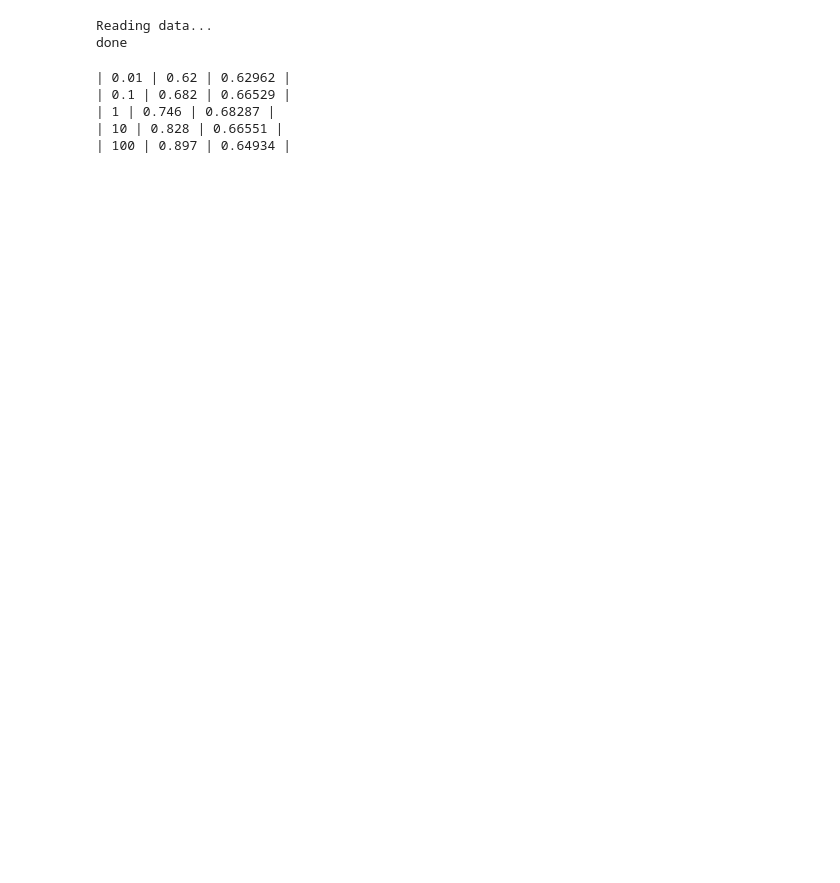
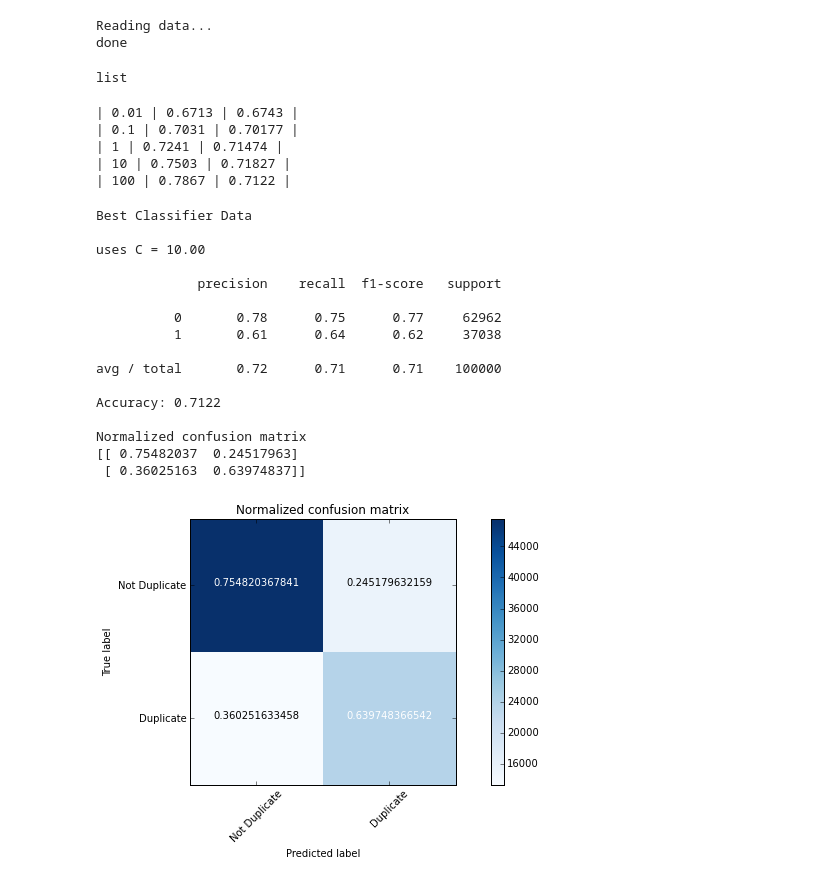
Before and after one commit to ttthao/QuoraDuplicateQuestions, a Jupyter notebook: SVM_1.ipynb, the cells around one changed output. Saved outputs shown, nothing was run; the diff lists cells and outputs as text; code cells hidden in the pictures; blank space fills up the shorter version.

Commit message:
added confusion matrix and lem jaccard simularities

```diff
--- a/SVM_1.ipynb
+++ b/SVM_1.ipynb
@@ -267,8 +339,12 @@ def feature_vector(point):
     d2 = point[q2]
 
     v = [
-        len(point[q1]),
-        len(point[q2]),
+        len(d1),
+        len(d2),
+#        len(d1)-len(d2),
+#         char_count_dict(d1),
+#         char_count_dict(d2),
+#         dot_dicts(d1,d2),
         union_dicts(d1,d2),
         intersect_dicts(d1,d2),
         cosine_simularity_dicts(d1,d2),
@@ -276,7 +352,8 @@ def feature_vector(point):
         sum_tf_idf(d1,d2),
         sum_tf_gidf(d1,d2),
         sum_tf_idf_gidf(d1,d2),
-    ]
+    ] + lem_jac_dicts(d1,d2)
+
 
     return v
 
@@ -284,8 +361,8 @@ X = [feature_vector(d) for d in data]
 y = [d[dup] for d in data]
 # %%
 # 250k training
-X_train = X[:1000]
-y_train = y[:1000]
+X_train = X[:20000]
+y_train = y[:20000]
 
 # 100k validate
 X_valid = X[250000:350000]
@@ -304,17 +374,59 @@ def accuracy(prediction,actual):
+# %%
+type(X_train[0])
+# %% [output]
+list
 # %%
 clf = {}
+clf_score = {}
 for i in range(-2,3):
     C = 10**i
     clf[C] = svm.SVC(C=C)
     clf[C].fit(X_train, y_train)
 
     train_predictions = clf[C].predict(X_train)
+    test_accuracy = accuracy_score(y_train,train_predictions)
     valid_predictions = clf[C].predict(X_valid)
+    valid_accuracy = accuracy_score(y_valid,valid_predictions)
 
-    print('|',C, '|',accuracy(train_predictions, y_train), '|',accuracy(valid_predictions, y_valid), '|')
+    clf_score[C] = valid_accuracy
+
+    print('|',C, '|', test_accuracy, '|', valid_accuracy, '|')
 # %% [output]
-| 0.01 | 0.62 | 0.62962 |
-| 0.1 | 0.682 | 0.66529 |
-| 1 | 0.746 | 0.68287 |
-| 10 | 0.828 | 0.66551 |
-| 100 | 0.897 | 0.64934 |
+| 0.01 | 0.6713 | 0.6743 |
+| 0.1 | 0.7031 | 0.70177 |
+| 1 | 0.7241 | 0.71474 |
+| 10 | 0.7503 | 0.71827 |
+| 100 | 0.7867 | 0.7122 |
+# %%
+best_C = 0.01
+for C in clf_score:
+    if clf_score[C] > clf_score[best_C]:
+        best_C = C
+print('Best Classifier Data\n')
+print('uses C = %.2f\n'%best_C)
+best_valid_predictions = clf[C].predict(X_valid)
+
+print(classification_report(y_valid, best_valid_predictions))
+print('Accuracy:', accuracy_score(y_valid, best_valid_predictions))
+print()
+cm = confusion_matrix(y_valid, best_valid_predictions)
+class_names = ['Not Duplicate', 'Duplicate']
+plot_confusion_matrix(cm, classes=class_names, normalize=True, title='Normalized confusion matrix')
+# %% [output]
+Best Classifier Data
+
+uses C = 10.00
+
+             precision    recall  f1-score   support
+
+          0       0.78      0.75      0.77     62962
+          1       0.61      0.64      0.62     37038
+
+avg / total       0.72      0.71      0.71    100000
+
+Accuracy: 0.7122
+
+Normalized confusion matrix
+[[ 0.75482037  0.24517963]
+ [ 0.36025163  0.63974837]]
+[figure, added]
```
Also changed, not shown: parts of 7 cells of this notebook.
